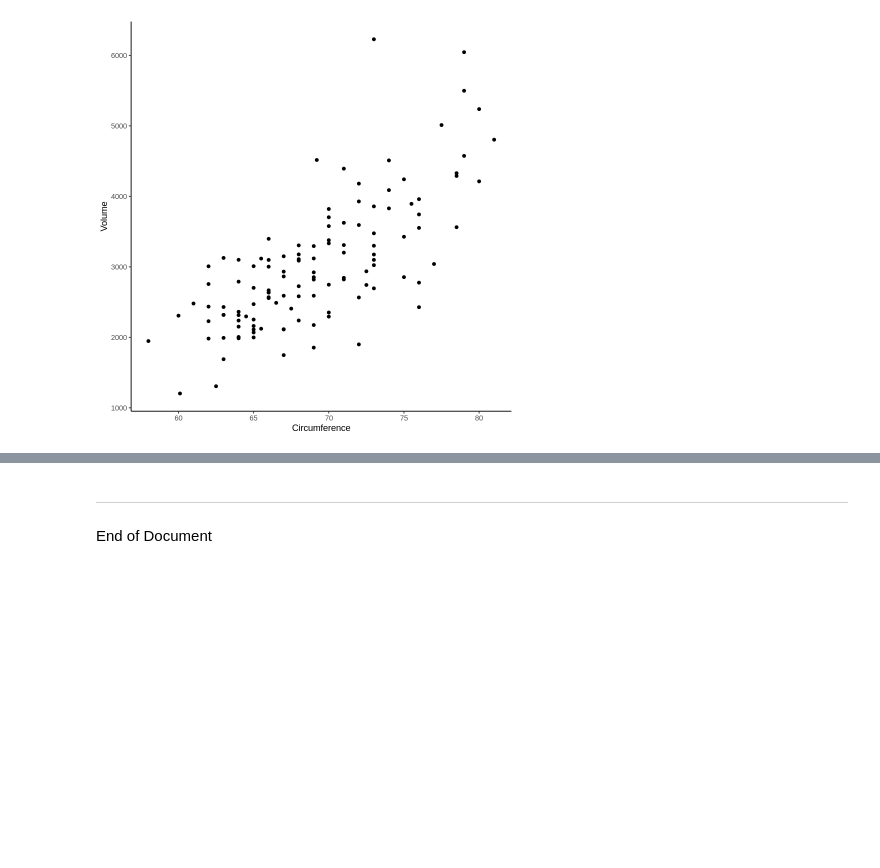
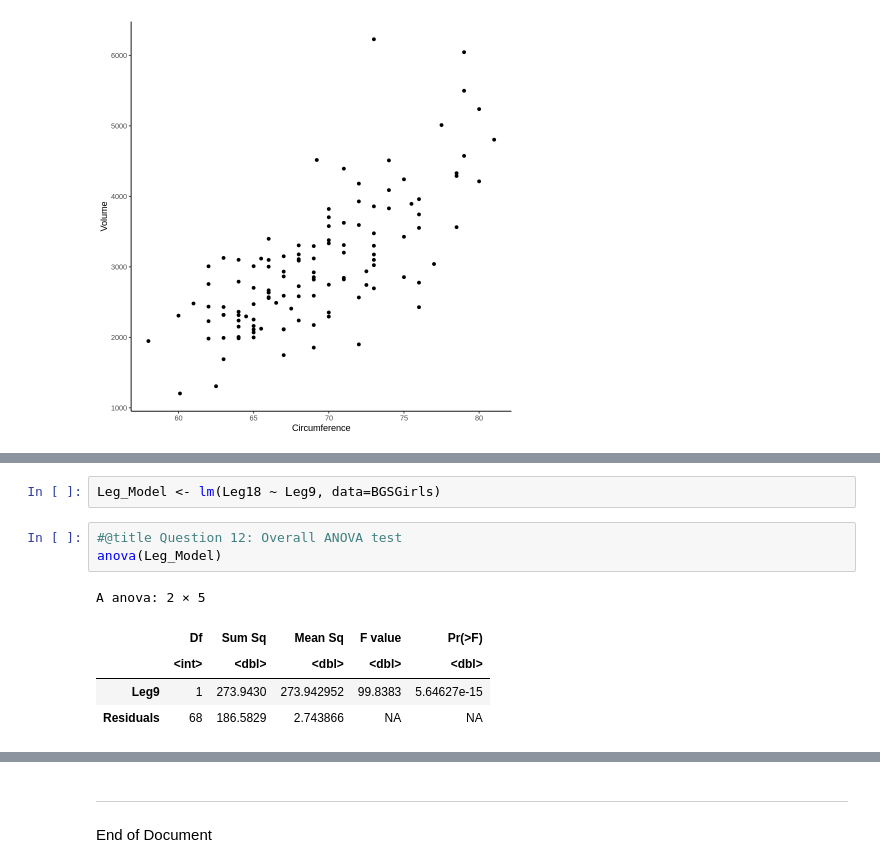
Before and after one commit to christophermalone/stat360, a Jupyter notebook: HW2_Fall2021_Solution.ipynb, the cells around one changed output, grey strips where cells are left out. Cells and saved outputs as stored; diff of their text form; blank space fills up the shorter version.

```diff
--- a/HW2_Fall2021_Solution.ipynb
+++ b/HW2_Fall2021_Solution.ipynb
@@ -90,0 +179,11 @@ ggplot(data=Haystacks, aes(x=Circumference, y=Volume)) +
+# %%
+Leg_Model <- lm(Leg18 ~ Leg9, data=BGSGirls)
+# %%
+#@title Question 12: Overall ANOVA test
+anova(Leg_Model)
+# %% [output]
+A anova: 2 × 5
+|  | Df | Sum Sq | Mean Sq | F value | Pr(>F) |
+|  | <int> | <dbl> | <dbl> | <dbl> | <dbl> |
+| Leg9 | 1 | 273.9430 | 273.942952 | 99.8383 | 5.64627e-15 |
+| Residuals | 68 | 186.5829 | 2.743866 | NA | NA |
```
Also changed, not shown: parts of 14 cells of this notebook.
